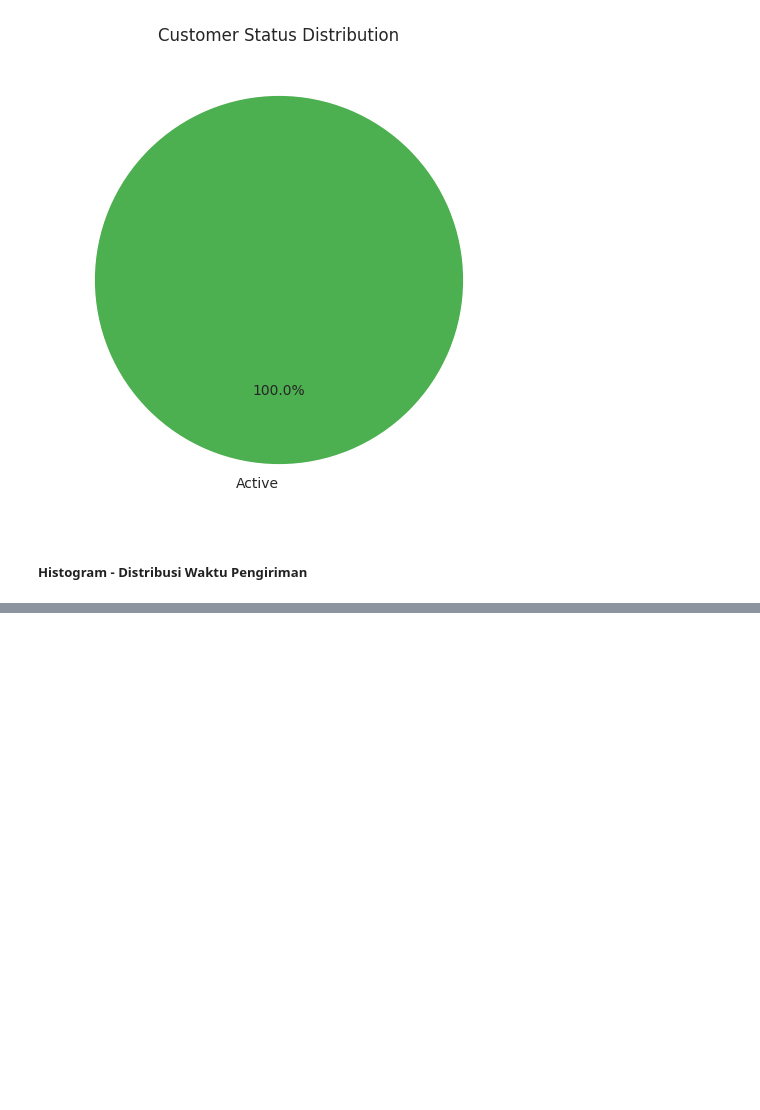
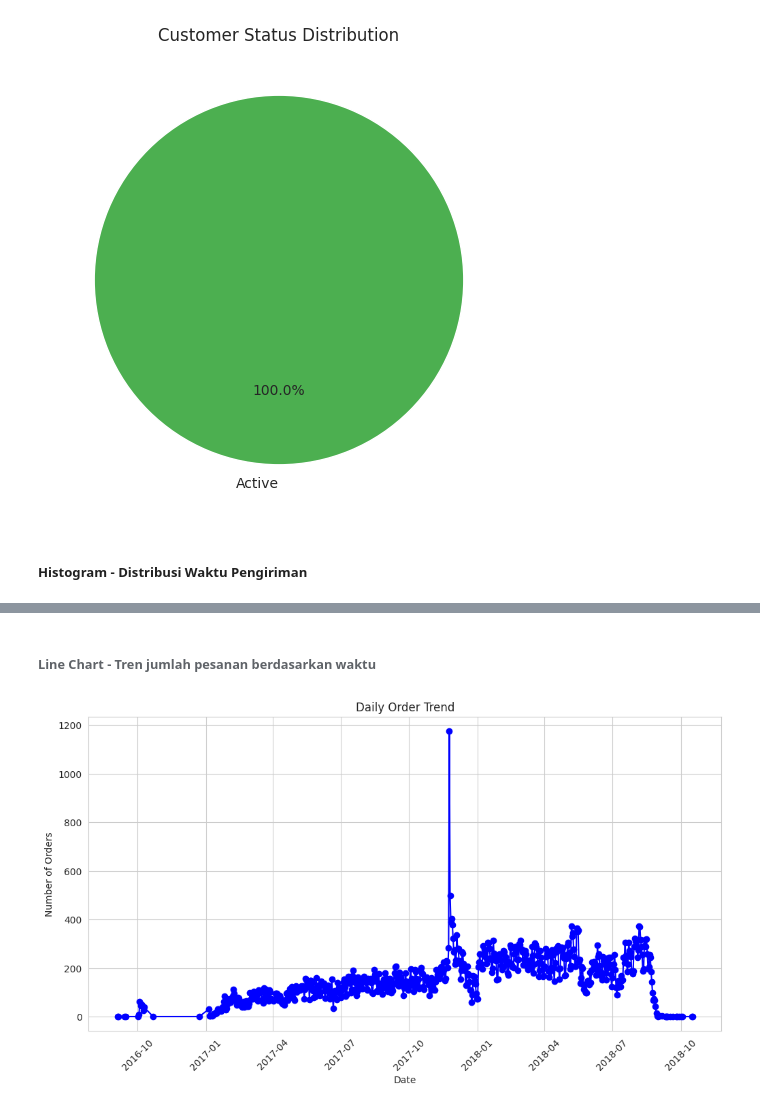
Before and after one commit to wahyunugroho424/proyek-analisis-data, a Jupyter notebook: notebook.ipynb, the cells around one changed output, grey strips where cells are left out. Saved outputs shown, nothing was run; the diff lists cells and outputs as text; code cells hidden in the pictures; blank space fills up the shorter version.

```diff
--- a/notebook.ipynb
+++ b/notebook.ipynb
@@ -391,0 +376,19 @@ plt.show()
+# %% [markdown]
+######  Line Chart - Tren jumlah pesanan berdasarkan waktu
+# %%
+# Histogram - Distribusi waktu pengiriman pesanan
+df = pd.read_csv("https://raw.githubusercontent.com/wahyunugroho424/proyek-analisis-data/main/data/orders_dataset.csv")
+# Mengonversi kolom tanggal menjadi tipe data datetime
+df["order_purchase_timestamp"] = pd.to_datetime(df["order_purchase_timestamp"])
+df["order_delivered_customer_date"] = pd.to_datetime(df["order_delivered_customer_date"])
+#visual
+order_trend = df.groupby(df["order_purchase_timestamp"].dt.date).size()
+plt.figure(figsize=(12, 6))
+plt.plot(order_trend.index, order_trend.values, color='blue', marker='o', linestyle='-')
+plt.xlabel("Date")
+plt.ylabel("Number of Orders")
+plt.title("Daily Order Trend")
+plt.xticks(rotation=45)
+plt.show()
+# %% [output]
+[figure, added]
```
Also changed, not shown: parts of 14 cells of this notebook.
